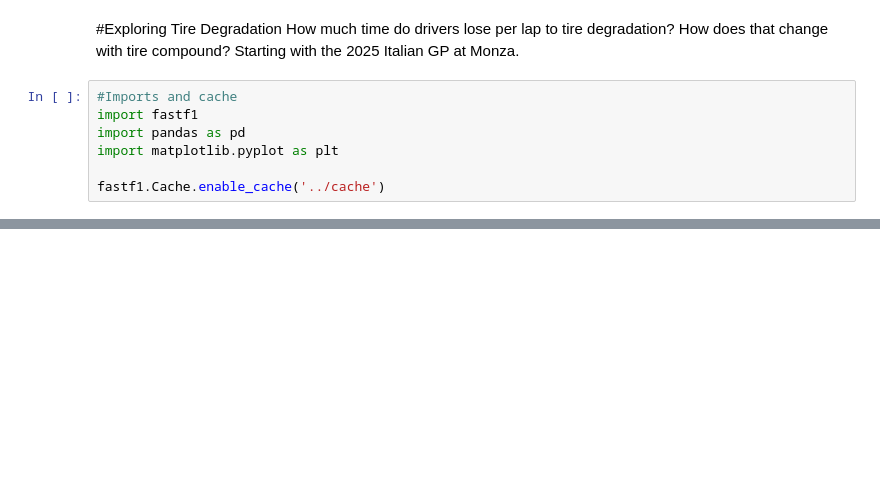
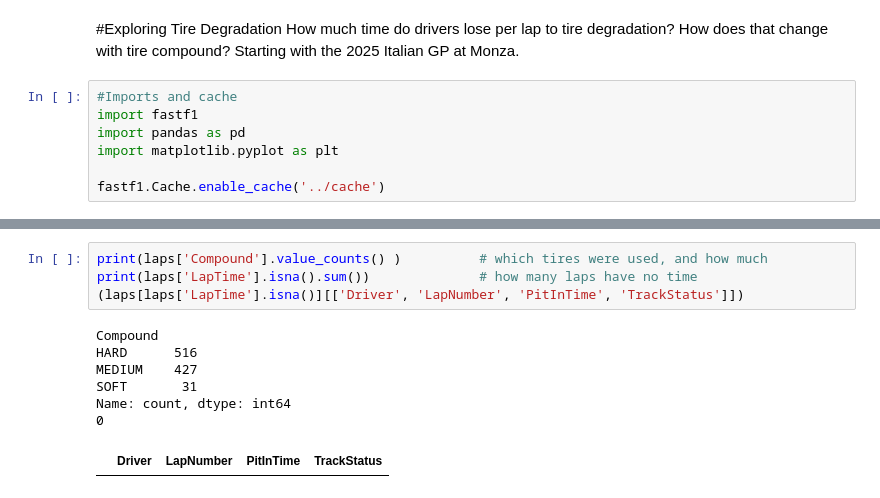
Before and after one commit to ashw-n/F1-Tire-Degradation, a Jupyter notebook: notebooks/01_explore.ipynb, the cells around one changed output, grey strips where cells are left out. Drawn from its saved outputs; the diff is of its cells as text; blank space fills up the shorter version.

```diff
--- a/notebooks/01_explore.ipynb
+++ b/notebooks/01_explore.ipynb
@@ -59,0 +64,12 @@ print(laps.total_laps)
+# %%
+print(laps['Compound'].value_counts() )          # which tires were used, and how much
+print(laps['LapTime'].isna().sum())              # how many laps have no time
+(laps[laps['LapTime'].isna()][['Driver', 'LapNumber', 'PitInTime', 'TrackStatus']])
+# %% [output]
+Compound
+HARD      516
+MEDIUM    427
+SOFT       31
+Name: count, dtype: int64
+0
+|  | Driver | LapNumber | PitInTime | TrackStatus |
```
Also changed, not shown: parts of 12 cells of this notebook.
